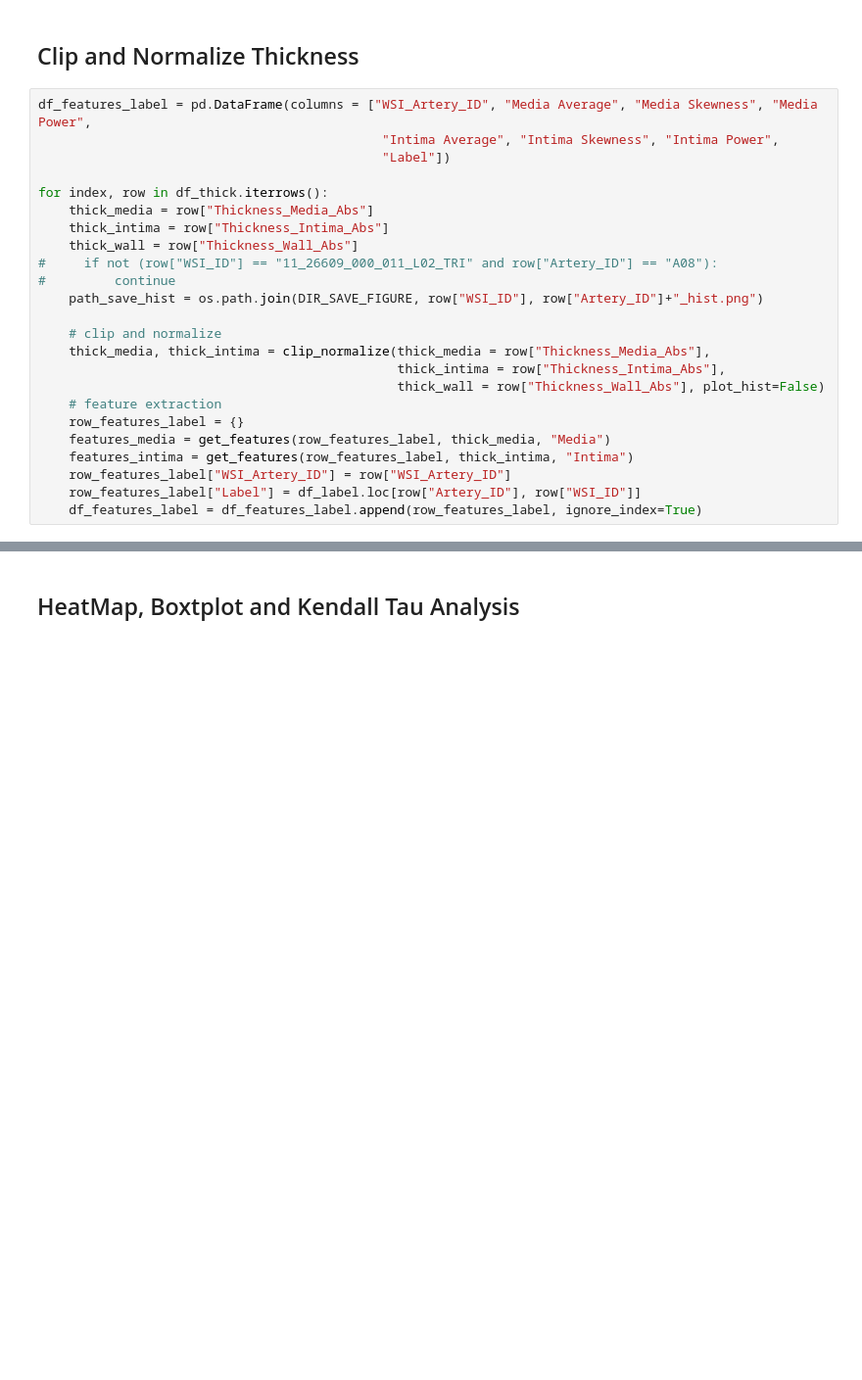
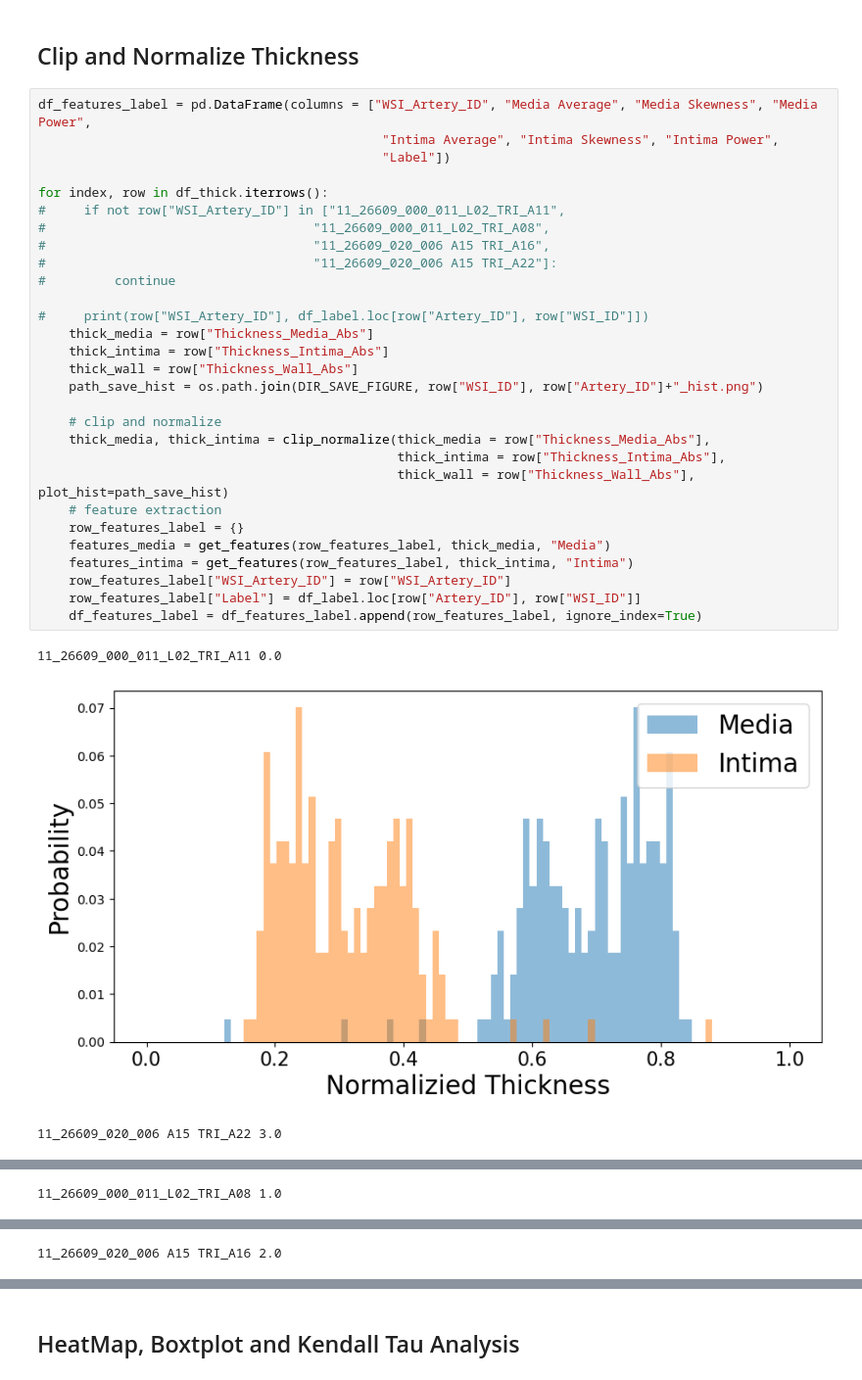
Before and after one commit to K-Harishwar-Reddy/Artery--Feature-Extraction, a Jupyter notebook: stat.ipynb, the cells around one changed output, grey strips where cells are left out. Shown at 98% size. Cells and saved outputs as stored; diff of their text form; blank space fills up the shorter version.

```diff
--- a/stat.ipynb
+++ b/stat.ipynb
@@ -106,24 +112,33 @@ df_label = df_label.replace({"without arteriosclerosis": 0,
 # %%
 df_features_label = pd.DataFrame(columns = ["WSI_Artery_ID", "Media Average", "Media Skewness", "Media Power",
                                              "Intima Average", "Intima Skewness", "Intima Power",
                                              "Label"])
 
 for index, row in df_thick.iterrows():
+#     if not row["WSI_Artery_ID"] in ["11_26609_000_011_L02_TRI_A11",
+#                                   "11_26609_000_011_L02_TRI_A08",
+#                                   "11_26609_020_006 A15 TRI_A16",
+#                                   "11_26609_020_006 A15 TRI_A22"]:
+#         continue
+
+#     print(row["WSI_Artery_ID"], df_label.loc[row["Artery_ID"], row["WSI_ID"]])
     thick_media = row["Thickness_Media_Abs"]
     thick_intima = row["Thickness_Intima_Abs"]
     thick_wall = row["Thickness_Wall_Abs"]
-#     if not (row["WSI_ID"] == "11_26609_000_011_L02_TRI" and row["Artery_ID"] == "A08"):
-#         continue
     path_save_hist = os.path.join(DIR_SAVE_FIGURE, row["WSI_ID"], row["Artery_ID"]+"_hist.png")
 
     # clip and normalize
     thick_media, thick_intima = clip_normalize(thick_media = row["Thickness_Media_Abs"],
                                                thick_intima = row["Thickness_Intima_Abs"],
-                                               thick_wall = row["Thickness_Wall_Abs"], plot_hist=False)
+                                               thick_wall = row["Thickness_Wall_Abs"], plot_hist=path_save_hist)
     # feature extraction
     row_features_label = {}
     features_media = get_features(row_features_label, thick_media, "Media")
     features_intima = get_features(row_features_label, thick_intima, "Intima")
     row_features_label["WSI_Artery_ID"] = row["WSI_Artery_ID"]
     row_features_label["Label"] = df_label.loc[row["Artery_ID"], row["WSI_ID"]]
     df_features_label = df_features_label.append(row_features_label, ignore_index=True)
+# %% [output]
+11_26609_000_011_L02_TRI_A11 0.0
+[figure, added]
+11_26609_020_006 A15 TRI_A22 3.0
@@ -129,0 +146 @@ for index, row in df_thick.iterrows():
+11_26609_000_011_L02_TRI_A08 1.0
@@ -129,0 +148 @@ for index, row in df_thick.iterrows():
+11_26609_020_006 A15 TRI_A16 2.0
```
Also changed, not shown: parts of 9 cells of this notebook, 3 other files.
